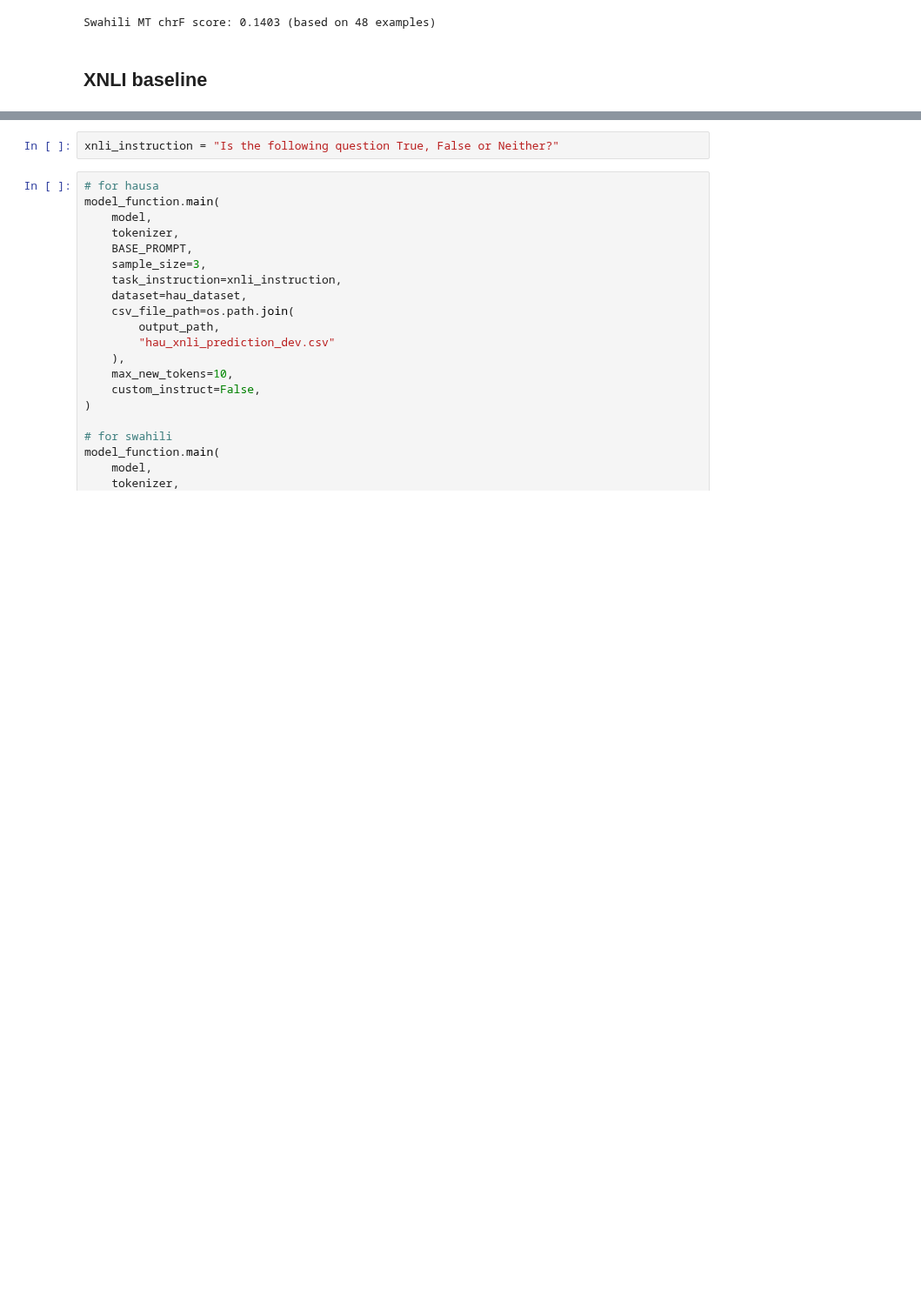
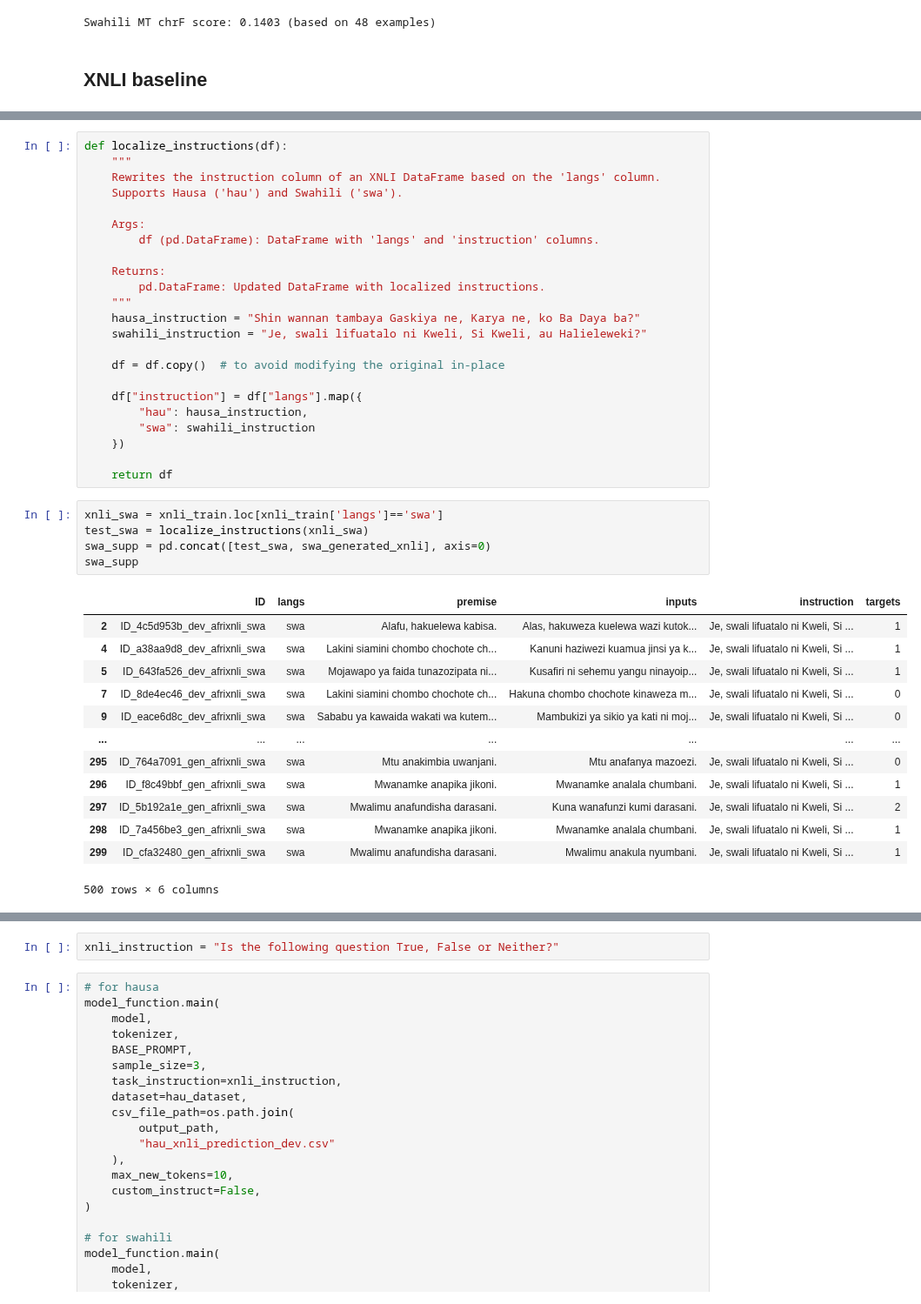
Before and after one commit to melissafasol/InkubaLM-Challenge, a Jupyter notebook: notebooks_ab/evaluation.ipynb, the cells around one changed output, grey strips where cells are left out. Shown at 87% size. Drawn from its saved outputs; the diff is of its cells as text; blank space fills up the shorter version.

```diff
--- a/notebooks_ab/evaluation.ipynb
+++ b/notebooks_ab/evaluation.ipynb
@@ -632,3 +770,45 @@ Swahili MT chrF score: 0.1403 (based on 48 examples)
+# %%
+def localize_instructions(df):
+    """
+    Rewrites the instruction column of an XNLI DataFrame based on the 'langs' column.
+    Supports Hausa ('hau') and Swahili ('swa').
+
+    Args:
+        df (pd.DataFrame): DataFrame with 'langs' and 'instruction' columns.
+
+    Returns:
+        pd.DataFrame: Updated DataFrame with localized instructions.
+    """
+    hausa_instruction = "Shin wannan tambaya Gaskiya ne, Karya ne, ko Ba Daya ba?"
+    swahili_instruction = "Je, swali lifuatalo ni Kweli, Si Kweli, au Halieleweki?"
+
+    df = df.copy()  # to avoid modifying the original in-place
+
+    df["instruction"] = df["langs"].map({
+        "hau": hausa_instruction,
+        "swa": swahili_instruction
+    })
+
+    return df
+# %%
+xnli_swa = xnli_train.loc[xnli_train['langs']=='swa']
+test_swa = localize_instructions(xnli_swa)
+swa_supp = pd.concat([test_swa, swa_generated_xnli], axis=0)
+swa_supp
+# %% [output]
+|  | ID | langs | premise | inputs | instruction | targets |
+| 2 | ID_4c5d953b_dev_afrixnli_swa | swa | Alafu, hakuelewa kabisa. | Alas, hakuweza kuelewa wazi kutok... | Je, swali lifuatalo ni Kweli, Si ... | 1 |
+| 4 | ID_a38aa9d8_dev_afrixnli_swa | swa | Lakini siamini chombo chochote ch... | Kanuni haziwezi kuamua jinsi ya k... | Je, swali lifuatalo ni Kweli, Si ... | 1 |
+| 5 | ID_643fa526_dev_afrixnli_swa | swa | Mojawapo ya faida tunazozipata ni... | Kusafiri ni sehemu yangu ninayoip... | Je, swali lifuatalo ni Kweli, Si ... | 1 |
+| 7 | ID_8de4ec46_dev_afrixnli_swa | swa | Lakini siamini chombo chochote ch... | Hakuna chombo chochote kinaweza m... | Je, swali lifuatalo ni Kweli, Si ... | 0 |
+| 9 | ID_eace6d8c_dev_afrixnli_swa | swa | Sababu ya kawaida wakati wa kutem... | Mambukizi ya sikio ya kati ni moj... | Je, swali lifuatalo ni Kweli, Si ... | 0 |
+| ... | ... | ... | ... | ... | ... | ... |
+| 295 | ID_764a7091_gen_afrixnli_swa | swa | Mtu anakimbia uwanjani. | Mtu anafanya mazoezi. | Je, swali lifuatalo ni Kweli, Si ... | 0 |
+| 296 | ID_f8c49bbf_gen_afrixnli_swa | swa | Mwanamke anapika jikoni. | Mwanamke analala chumbani. | Je, swali lifuatalo ni Kweli, Si ... | 1 |
+| 297 | ID_5b192a1e_gen_afrixnli_swa | swa | Mwalimu anafundisha darasani. | Kuna wanafunzi kumi darasani. | Je, swali lifuatalo ni Kweli, Si ... | 2 |
+| 298 | ID_7a456be3_gen_afrixnli_swa | swa | Mwanamke anapika jikoni. | Mwanamke analala chumbani. | Je, swali lifuatalo ni Kweli, Si ... | 1 |
+| 299 | ID_cfa32480_gen_afrixnli_swa | swa | Mwalimu anafundisha darasani. | Mwalimu anakula nyumbani. | Je, swali lifuatalo ni Kweli, Si ... | 1 |
+500 rows × 6 columns
 # %%
 xnli_train = pd.read_parquet("hf://datasets/lelapa/XNLITrain/data/train-00000-of-00001.parquet")
 
```
Also changed, not shown: parts of 21 cells of this notebook.
